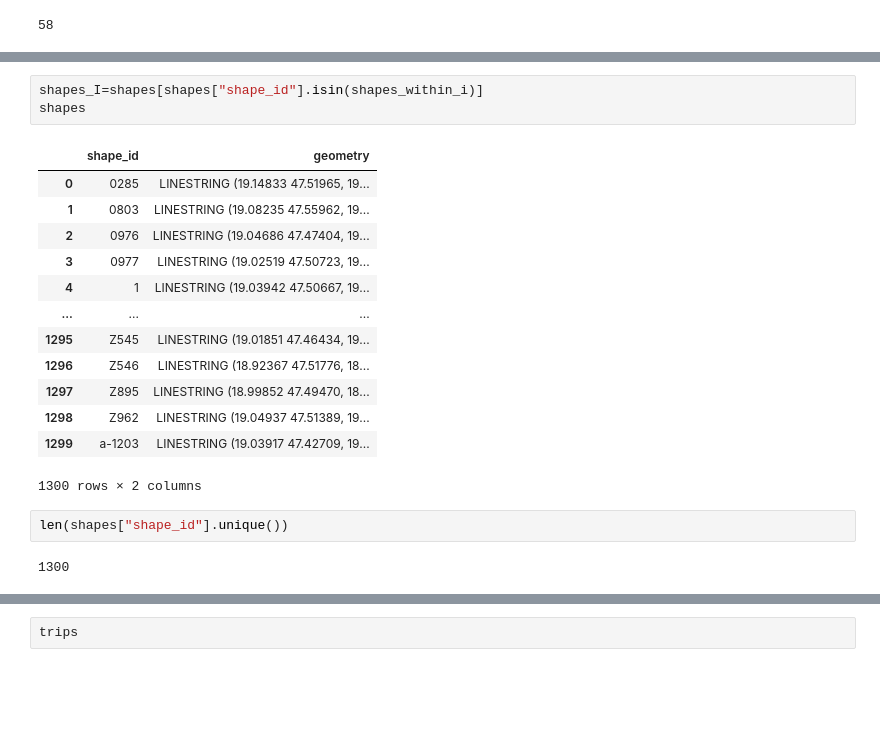
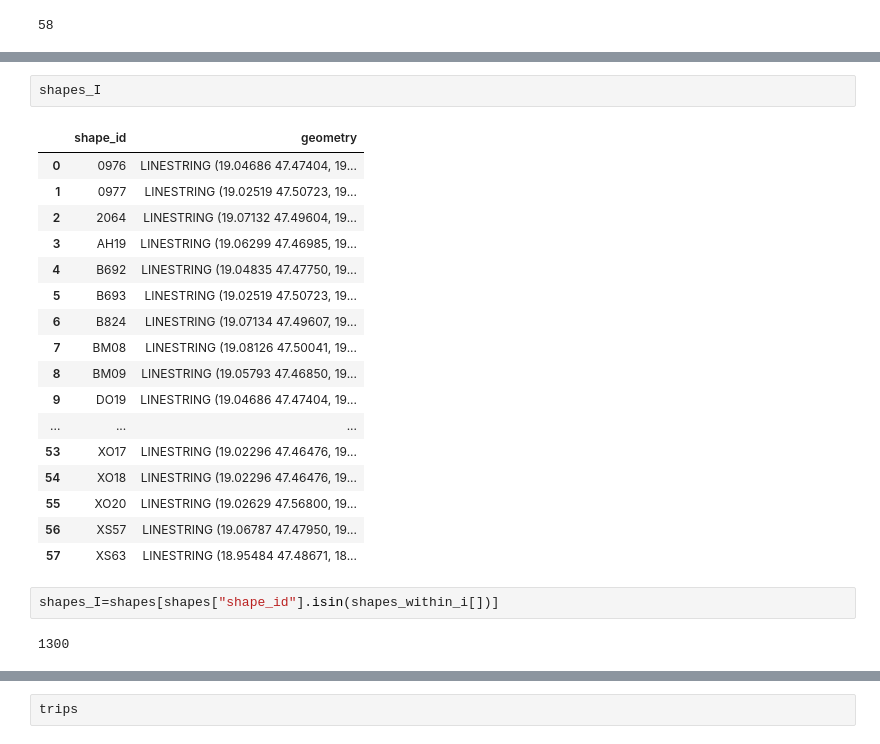
Before and after one commit to BGera89/Big_Data_Homework, a Jupyter notebook: gera.ipynb, the cells around one changed output, grey strips where cells are left out. Drawn from its saved outputs; the diff is of its cells as text; blank space fills up the shorter version.

```diff
--- a/gera.ipynb
+++ b/gera.ipynb
@@ -285,21 +289,24 @@ len(set(shapes_within_i))
+# %%
+shapes_I
+# %% [output]
+|  | shape_id | geometry |
+| 0 | 0976 | LINESTRING (19.04686 47.47404, 19... |
+| 1 | 0977 | LINESTRING (19.02519 47.50723, 19... |
+| 2 | 2064 | LINESTRING (19.07132 47.49604, 19... |
+| 3 | AH19 | LINESTRING (19.06299 47.46985, 19... |
+| 4 | B692 | LINESTRING (19.04835 47.47750, 19... |
+| 5 | B693 | LINESTRING (19.02519 47.50723, 19... |
+| 6 | B824 | LINESTRING (19.07134 47.49607, 19... |
+| 7 | BM08 | LINESTRING (19.08126 47.50041, 19... |
+| 8 | BM09 | LINESTRING (19.05793 47.46850, 19... |
+| 9 | DO19 | LINESTRING (19.04686 47.47404, 19... |
+| ... | ... | ... |
+| 53 | XO17 | LINESTRING (19.02296 47.46476, 19... |
+| 54 | XO18 | LINESTRING (19.02296 47.46476, 19... |
+| 55 | XO20 | LINESTRING (19.02629 47.56800, 19... |
+| 56 | XS57 | LINESTRING (19.06787 47.47950, 19... |
+| 57 | XS63 | LINESTRING (18.95484 47.48671, 18... |
 # %%
-shapes_I=shapes[shapes["shape_id"].isin(shapes_within_i)]
-shapes
+shapes_I=shapes[shapes["shape_id"].isin(shapes_within_i[])]
 # %% [output]
-|  | shape_id | geometry |
-| 0 | 0285 | LINESTRING (19.14833 47.51965, 19... |
-| 1 | 0803 | LINESTRING (19.08235 47.55962, 19... |
-| 2 | 0976 | LINESTRING (19.04686 47.47404, 19... |
-| 3 | 0977 | LINESTRING (19.02519 47.50723, 19... |
-| 4 | 1 | LINESTRING (19.03942 47.50667, 19... |
-| ... | ... | ... |
-| 1295 | Z545 | LINESTRING (19.01851 47.46434, 19... |
-| 1296 | Z546 | LINESTRING (18.92367 47.51776, 18... |
-| 1297 | Z895 | LINESTRING (18.99852 47.49470, 18... |
-| 1298 | Z962 | LINESTRING (19.04937 47.51389, 19... |
-| 1299 | a-1203 | LINESTRING (19.03917 47.42709, 19... |
-1300 rows × 2 columns
+1300
-# %%
-len(shapes["shape_id"].unique())
-# %% [output]
-1300
```
Also changed, not shown: parts of 10 cells of this notebook.
